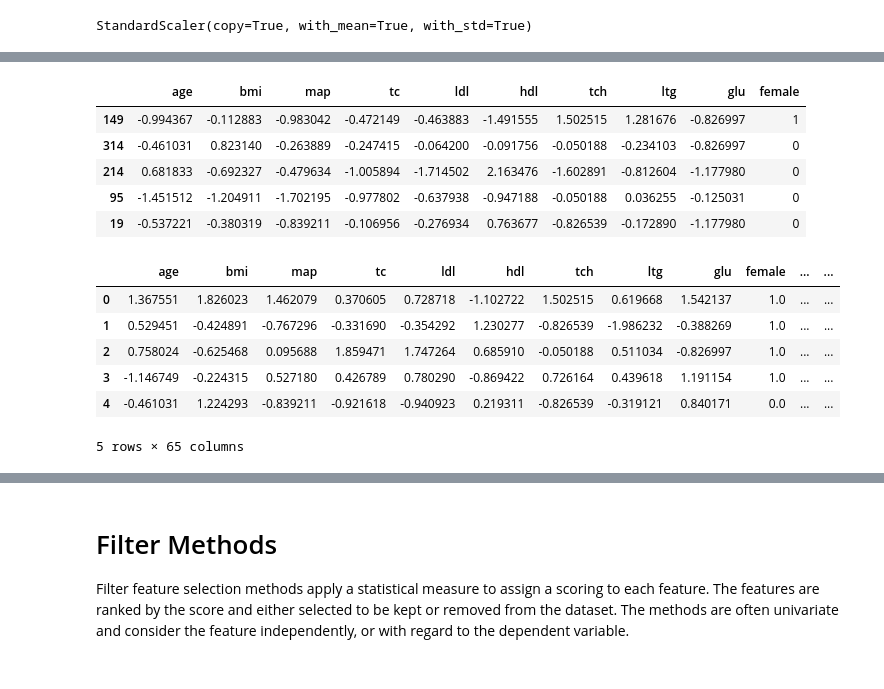
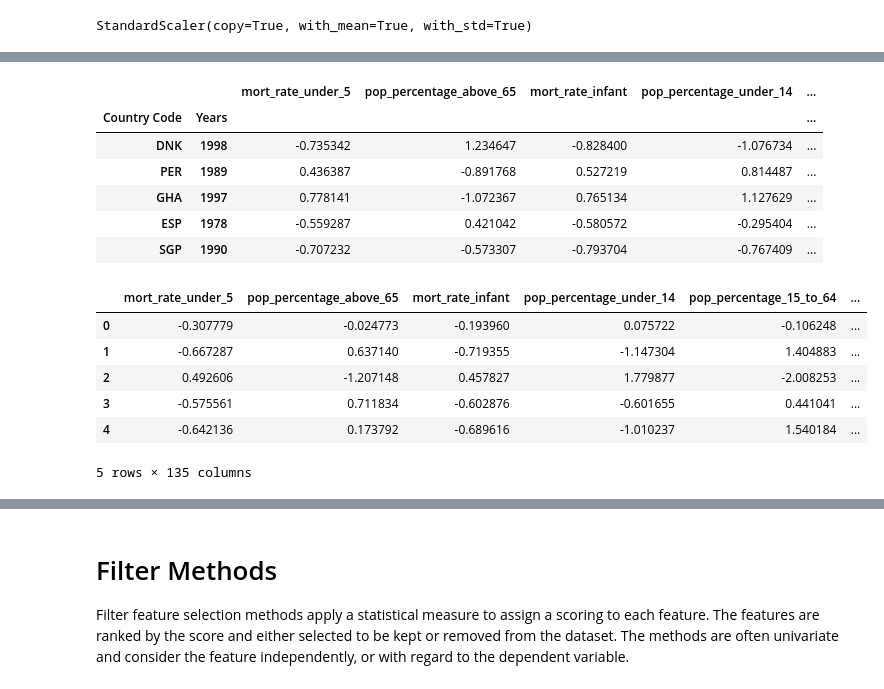
Before and after one commit to Erika-Russi/mod_2_project, a Jupyter notebook: feature_selection/Feature Selection.ipynb, the cells around one changed output, grey strips where cells are left out. Drawn from its saved outputs; the diff is of its cells as text; code cells hidden in the pictures.

```diff
--- a/feature_selection/Feature Selection.ipynb
+++ b/feature_selection/Feature Selection.ipynb
@@ -48,15 +40,18 @@ from sklearn import datasets, linear_model
 from sklearn.model_selection import train_test_split
 from sklearn import metrics
 
-columns = "age sex bmi map tc ldl hdl tch ltg glu y".split() # Declare the columns names
-diabetes = datasets.load_diabetes() # Call the diabetes dataset from sklearn
-df = pd.read_csv('diabetes.tab.txt', sep='\t', lineterminator='\n')
-df.columns= columns
-features = df.iloc[:,:-1]
-target = df.y
+#columns = "age sex bmi map tc ldl hdl tch ltg glu y".split() # Declare the columns names
+#diabetes = datasets.load_diabetes() # Call the diabetes dataset from sklearn
+#df = pd.read_csv('diabetes.tab.txt', sep='\t', lineterminator='\n')
+#df.columns= columns
+#features = df.iloc[:,:-1]
+#target = df.y
+
+features = df.iloc[:,1:]
+target = df['fertility']
 # %%
-features['female'] = pd.get_dummies(features['sex'],drop_first=True)
-features.drop(columns=['sex'], inplace=True)
+#features['female'] = pd.get_dummies(features['sex'],drop_first=True)
+#features.drop(columns=['sex'], inplace=True)
 # %%
 features.head()
 # %% [output]
@@ -82,4 +81,4 @@ scaler = preprocessing.StandardScaler()
 # %%
-scaler.fit(features.iloc[:,:-1])
+scaler.fit(features)
 # %% [output]
 StandardScaler(copy=True, with_mean=True, with_std=True)
@@ -86,8 +107,16 @@ StandardScaler(copy=True, with_mean=True, with_std=True)
 # %%
-scaler.fit(X_train.iloc[:,:-1])
-features_scaled_train = pd.DataFrame(scaler.transform(X_train.iloc[:,:-1]), columns=X_train.columns[:-1], index=X_train.index)
+scaler.fit(X_train.iloc[:,:-5])
+features_scaled_train = pd.DataFrame(scaler.transform(X_train.iloc[:,:-5]), columns=X_train.columns[:-5], index=X_train.index)
 
-features_scaled_train['female']= X_train.female
+#ADD BACK CATEGORICAL VARIABLES
+#continent_Africa	continent_Americas	continent_Asia	continent_Europe
+
+features_scaled_train['continent_Africa']= X_train.continent_Africa
+features_scaled_train['continent_Americas']= X_train.continent_Americas
+features_scaled_train['continent_Asia']= X_train.continent_Asia
+features_scaled_train['continent_Europe']= X_train.continent_Europe
+features_scaled_train['continent_Oceania']= X_train.continent_Oceania
+
 
 features_scaled_train.head()
 # %% [output]
@@ -109,28 +140,33 @@ X_test.head()
 # %%
-features_scaled_test = pd.DataFrame(scaler.transform(X_test.iloc[:,:-1]), columns=X_test.columns[:-1], index=X_test.index)
+features_scaled_test = pd.DataFrame(scaler.transform(X_test.iloc[:,:-5]), columns=X_test.columns[:-5], index=X_test.index)
 
-features_scaled_test['female']= X_test.female
+features_scaled_test['continent_Africa']= X_test.continent_Africa
+features_scaled_test['continent_Americas']= X_test.continent_Americas
+features_scaled_test['continent_Asia']= X_test.continent_Asia
+features_scaled_test['continent_Europe']= X_test.continent_Europe
+features_scaled_test['continent_Oceania']= X_test.continent_Oceania
 
 features_scaled_test.head()
 # %% [output]
-|  | age | bmi | map | tc | ldl | hdl | tch | ltg | glu | female |
-| 149 | -0.994367 | -0.112883 | -0.983042 | -0.472149 | -0.463883 | -1.491555 | 1.502515 | 1.281676 | -0.826997 | 1 |
-| 314 | -0.461031 | 0.823140 | -0.263889 | -0.247415 | -0.064200 | -0.091756 | -0.050188 | -0.234103 | -0.826997 | 0 |
-| 214 | 0.681833 | -0.692327 | -0.479634 | -1.005894 | -1.714502 | 2.163476 | -1.602891 | -0.812604 | -1.177980 | 0 |
-| 95 | -1.451512 | -1.204911 | -1.702195 | -0.977802 | -0.637938 | -0.947188 | -0.050188 | 0.036255 | -0.125031 | 0 |
-| 19 | -0.537221 | -0.380319 | -0.839211 | -0.106956 | -0.276934 | 0.763677 | -0.826539 | -0.172890 | -1.177980 | 0 |
+|  |  | mort_rate_under_5 | pop_percentage_above_65 | mort_rate_infant | pop_percentage_under_14 | ... |
+| Country Code | Years |  |  |  |  | ... |
+| DNK | 1998 | -0.735342 | 1.234647 | -0.828400 | -1.076734 | ... |
+| PER | 1989 | 0.436387 | -0.891768 | 0.527219 | 0.814487 | ... |
+| GHA | 1997 | 0.778141 | -1.072367 | 0.765134 | 1.127629 | ... |
+| ESP | 1978 | -0.559287 | 0.421042 | -0.580572 | -0.295404 | ... |
+| SGP | 1990 | -0.707232 | -0.573307 | -0.793704 | -0.767409 | ... |
 # %%
 poly = preprocessing.PolynomialFeatures(degree=2, interaction_only=False, include_bias=False)
-features_64_train = pd.DataFrame(poly.fit_transform(features_scaled_train), columns=poly.get_feature_names(features_scaled_train.columns))
-features_64_train.head()
+features_135_train = pd.DataFrame(poly.fit_transform(features_scaled_train), columns=poly.get_feature_names(features_scaled_train.columns))
+features_135_train.head()
 # %% [output]
-|  | age | bmi | map | tc | ldl | hdl | tch | ltg | glu | female | ... | ... |
-| 0 | 1.367551 | 1.826023 | 1.462079 | 0.370605 | 0.728718 | -1.102722 | 1.502515 | 0.619668 | 1.542137 | 1.0 | ... | ... |
-| 1 | 0.529451 | -0.424891 | -0.767296 | -0.331690 | -0.354292 | 1.230277 | -0.826539 | -1.986232 | -0.388269 | 1.0 | ... | ... |
-| 2 | 0.758024 | -0.625468 | 0.095688 | 1.859471 | 1.747264 | 0.685910 | -0.050188 | 0.511034 | -0.826997 | 1.0 | ... | ... |
-| 3 | -1.146749 | -0.224315 | 0.527180 | 0.426789 | 0.780290 | -0.869422 | 0.726164 | 0.439618 | 1.191154 | 1.0 | ... | ... |
-| 4 | -0.461031 | 1.224293 | -0.839211 | -0.921618 | -0.940923 | 0.219311 | -0.826539 | -0.319121 | 0.840171 | 0.0 | ... | ... |
+|  | mort_rate_under_5 | pop_percentage_above_65 | mort_rate_infant | pop_percentage_under_14 | pop_percentage_15_to_64 | ... |
+| 0 | -0.307779 | -0.024773 | -0.193960 | 0.075722 | -0.106248 | ... |
+| 1 | -0.667287 | 0.637140 | -0.719355 | -1.147304 | 1.404883 | ... |
+| 2 | 0.492606 | -1.207148 | 0.457827 | 1.779877 | -2.008253 | ... |
+| 3 | -0.575561 | 0.711834 | -0.602876 | -0.601655 | 0.441041 | ... |
+| 4 | -0.642136 | 0.173792 | -0.689616 | -1.010237 | 1.540184 | ... |
-5 rows × 65 columns
+5 rows × 135 columns
 # %%
 pd.set_option('display.max_columns', 100)
 # %%
```
Also changed, not shown: parts of 23 cells of this notebook, 1 other file.
